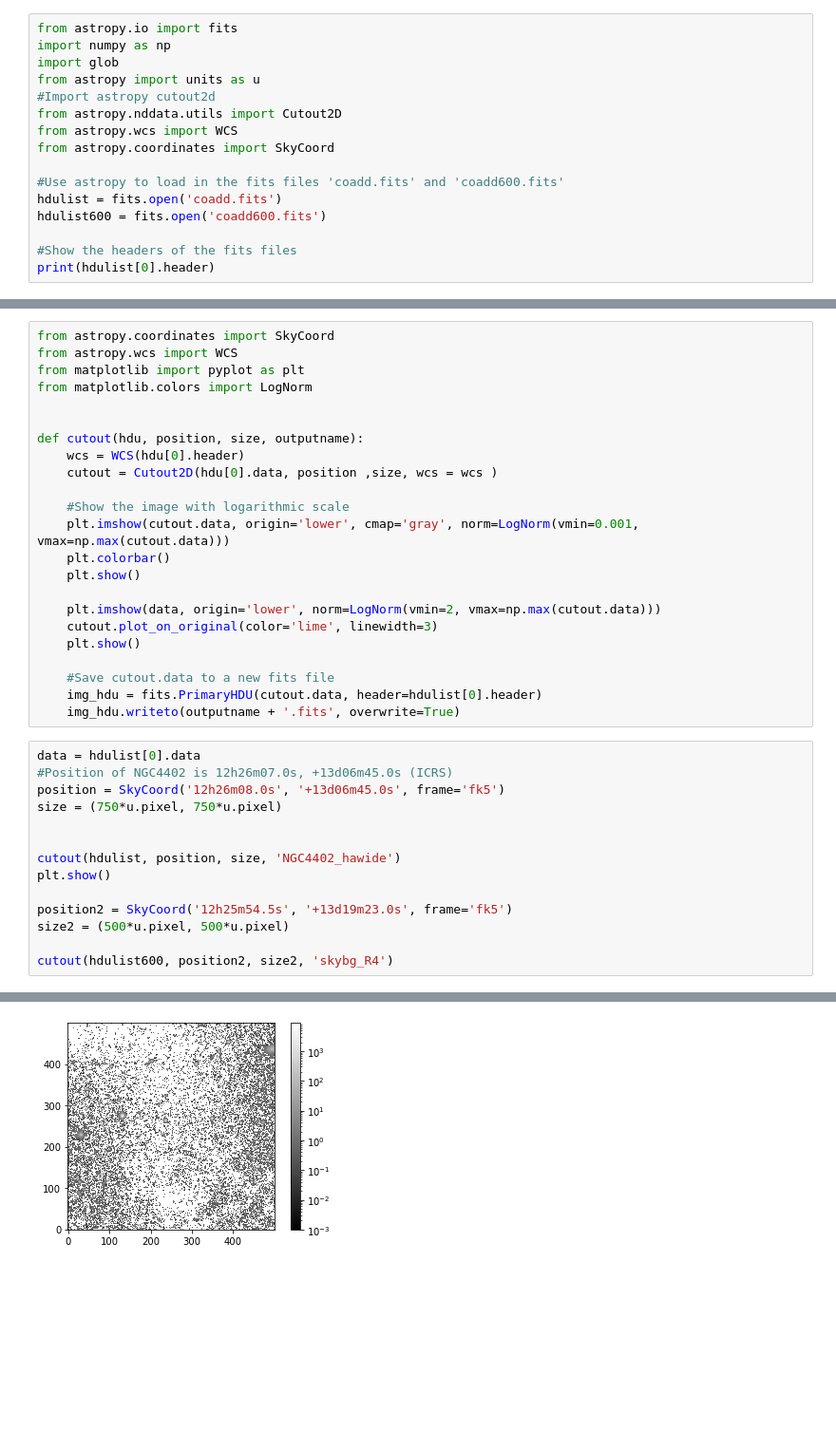
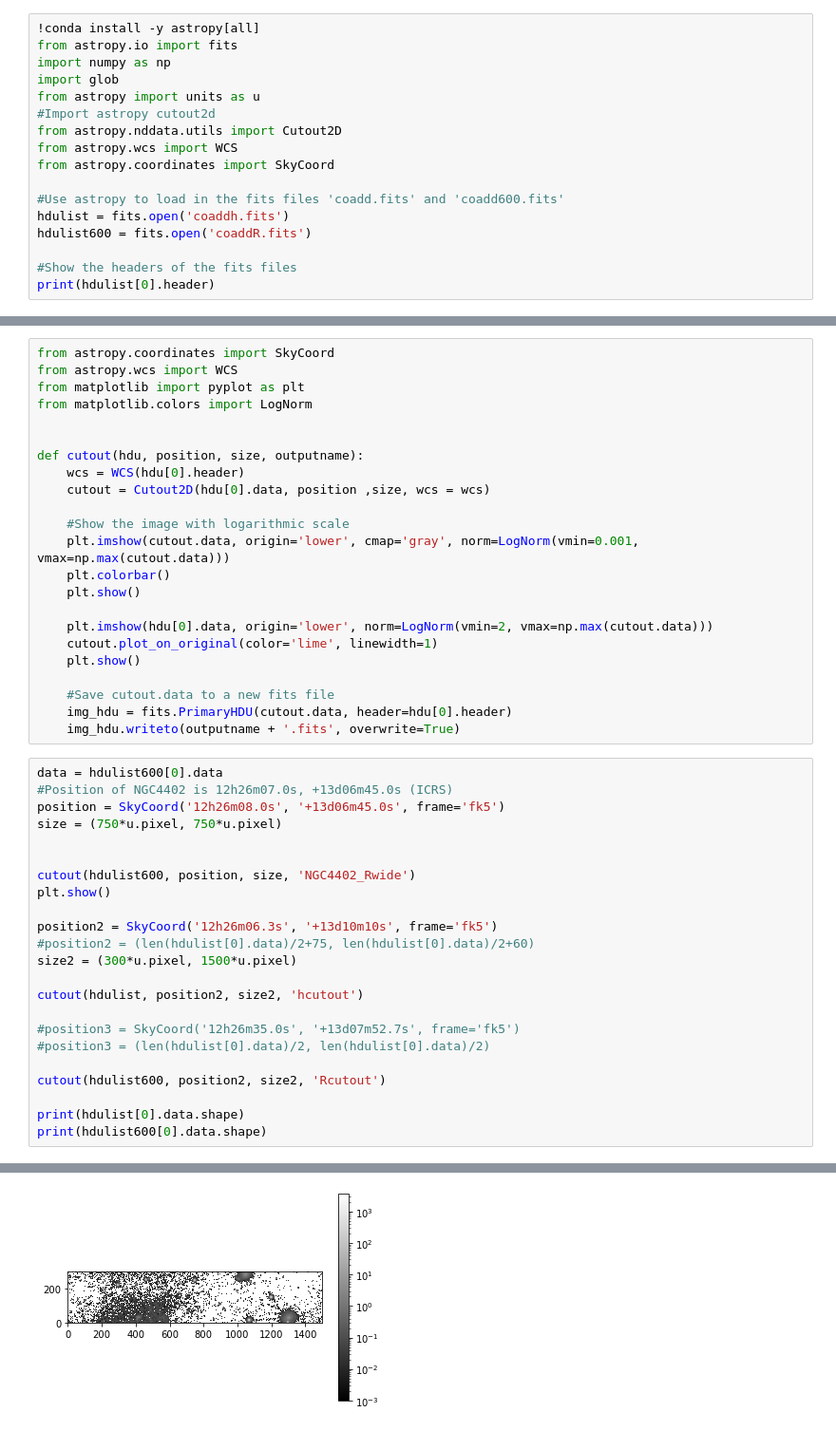
Before and after one commit to RagingSpaghetti/ALOP-Groep-8, a Jupyter notebook: ALOP.ipynb, the cells around one changed output, grey strips where cells are left out. Shown at 95% size. Cells and saved outputs as stored; diff of their text form; blank space fills up the shorter version.

```diff
--- a/ALOP.ipynb
+++ b/ALOP.ipynb
@@ -1,4 +1,5 @@
 # %%
+!conda install -y astropy[all]
 from astropy.io import fits
 import numpy as np
 import glob
@@ -9,8 +10,8 @@ from astropy.wcs import WCS
 from astropy.coordinates import SkyCoord
 
 #Use astropy to load in the fits files 'coadd.fits' and 'coadd600.fits'
-hdulist = fits.open('coadd.fits')
-hdulist600 = fits.open('coadd600.fits')
+hdulist = fits.open('coaddh.fits')
+hdulist600 = fits.open('coaddR.fits')
 
 #Show the headers of the fits files
 print(hdulist[0].header)
@@ -26,32 +27,41 @@ from matplotlib.colors import LogNorm
 
 def cutout(hdu, position, size, outputname):
     wcs = WCS(hdu[0].header)
-    cutout = Cutout2D(hdu[0].data, position ,size, wcs = wcs )
+    cutout = Cutout2D(hdu[0].data, position ,size, wcs = wcs)
 
     #Show the image with logarithmic scale
     plt.imshow(cutout.data, origin='lower', cmap='gray', norm=LogNorm(vmin=0.001, vmax=np.max(cutout.data)))
     plt.colorbar()
     plt.show()
 
-    plt.imshow(data, origin='lower', norm=LogNorm(vmin=2, vmax=np.max(cutout.data)))
-    cutout.plot_on_original(color='lime', linewidth=3)
+    plt.imshow(hdu[0].data, origin='lower', norm=LogNorm(vmin=2, vmax=np.max(cutout.data)))
+    cutout.plot_on_original(color='lime', linewidth=1)
     plt.show()
 
     #Save cutout.data to a new fits file
-    img_hdu = fits.PrimaryHDU(cutout.data, header=hdulist[0].header)
+    img_hdu = fits.PrimaryHDU(cutout.data, header=hdu[0].header)
     img_hdu.writeto(outputname + '.fits', overwrite=True)
 # %%
-data = hdulist[0].data
+data = hdulist600[0].data
 #Position of NGC4402 is 12h26m07.0s, +13d06m45.0s (ICRS)
 position = SkyCoord('12h26m08.0s', '+13d06m45.0s', frame='fk5')
 size = (750*u.pixel, 750*u.pixel)
 
 
-cutout(hdulist, position, size, 'NGC4402_hawide')
+cutout(hdulist600, position, size, 'NGC4402_Rwide')
 plt.show()
 
-position2 = SkyCoord('12h25m54.5s', '+13d19m23.0s', frame='fk5')
-size2 = (500*u.pixel, 500*u.pixel)
+position2 = SkyCoord('12h26m06.3s', '+13d10m10s', frame='fk5')
+#position2 = (len(hdulist[0].data)/2+75, len(hdulist[0].data)/2+60)
+size2 = (300*u.pixel, 1500*u.pixel)
 
-cutout(hdulist600, position2, size2, 'skybg_R4')
+cutout(hdulist, position2, size2, 'hcutout')
+
+#position3 = SkyCoord('12h26m35.0s', '+13d07m52.7s', frame='fk5')
+#position3 = (len(hdulist[0].data)/2, len(hdulist[0].data)/2)
+
+cutout(hdulist600, position2, size2, 'Rcutout')
+
+print(hdulist[0].data.shape)
+print(hdulist600[0].data.shape)
 # %% [output]
@@ -62 +72 @@ WARNING: FITSFixedWarning: 'datfix' made the change 'Set DATE-OBS to '2022-03-22
-[figure, old version]
+[figure, new version]
```
Also changed, not shown: parts of 4 cells of this notebook, 27 other files.
